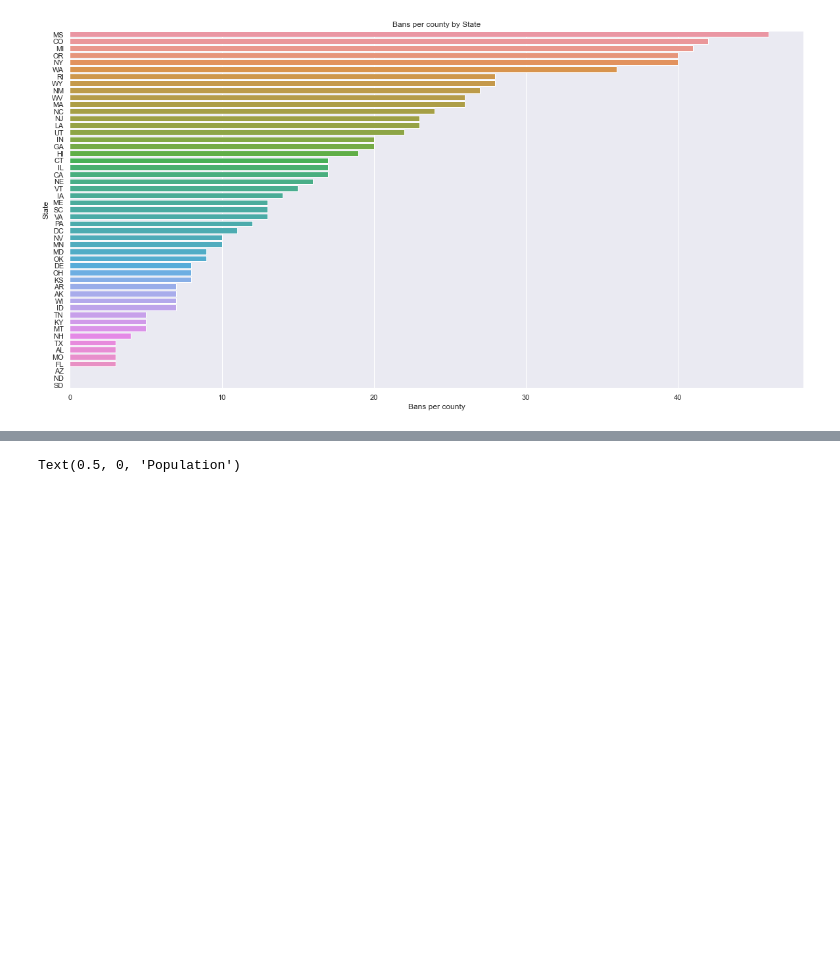
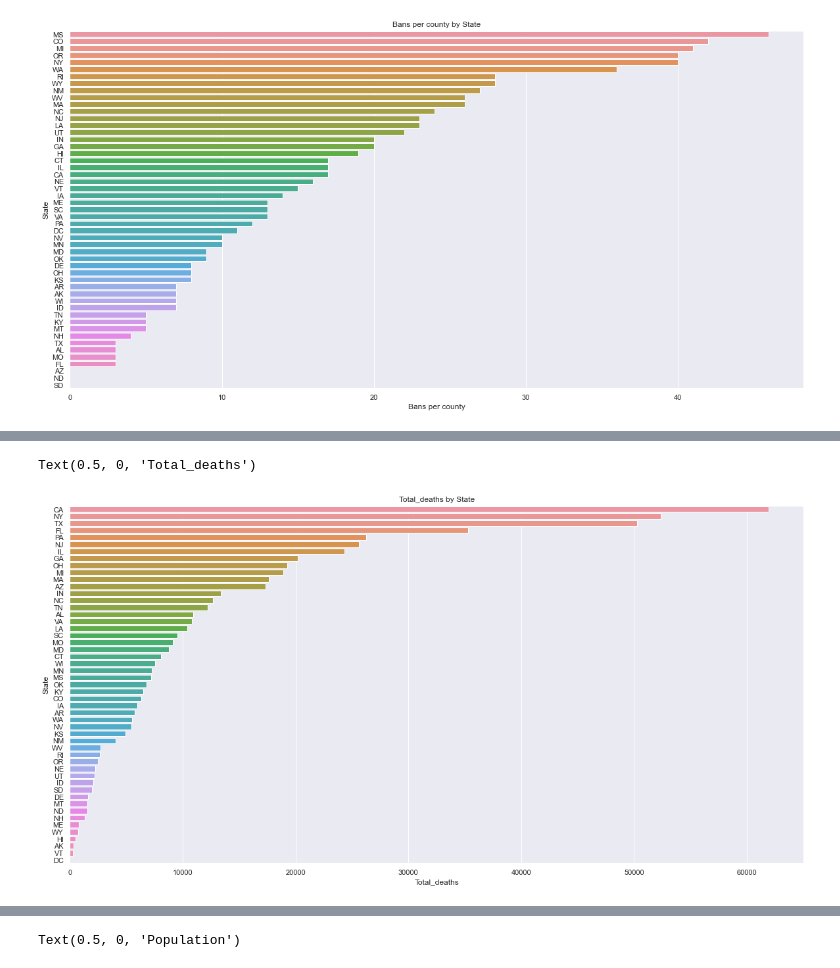
Before and after one commit to DS4A-Team79/COVID-Project, a Jupyter notebook: nmatos/EDA-nmatos.ipynb, the cells around one changed output, grey strips where cells are left out. Drawn from its saved outputs; the diff is of its cells as text; code cells hidden in the pictures; blank space fills up the shorter version.

```diff
--- a/nmatos/EDA-nmatos.ipynb
+++ b/nmatos/EDA-nmatos.ipynb
@@ -36,0 +52,9 @@ Text(0.5, 0, 'Bans per county')
+# %%
+plt.figure(figsize=(20,10))
+sns.barplot(x="Total_deaths",y="Abbr",data=df.sort_values(by=['Total_deaths'],ascending=False))
+plt.title("Total_deaths by State")
+plt.ylabel("State")
+plt.xlabel("Total_deaths")
+# %% [output]
+Text(0.5, 0, 'Total_deaths')
+[figure, added]
```
Also changed, not shown: parts of 9 cells of this notebook.
